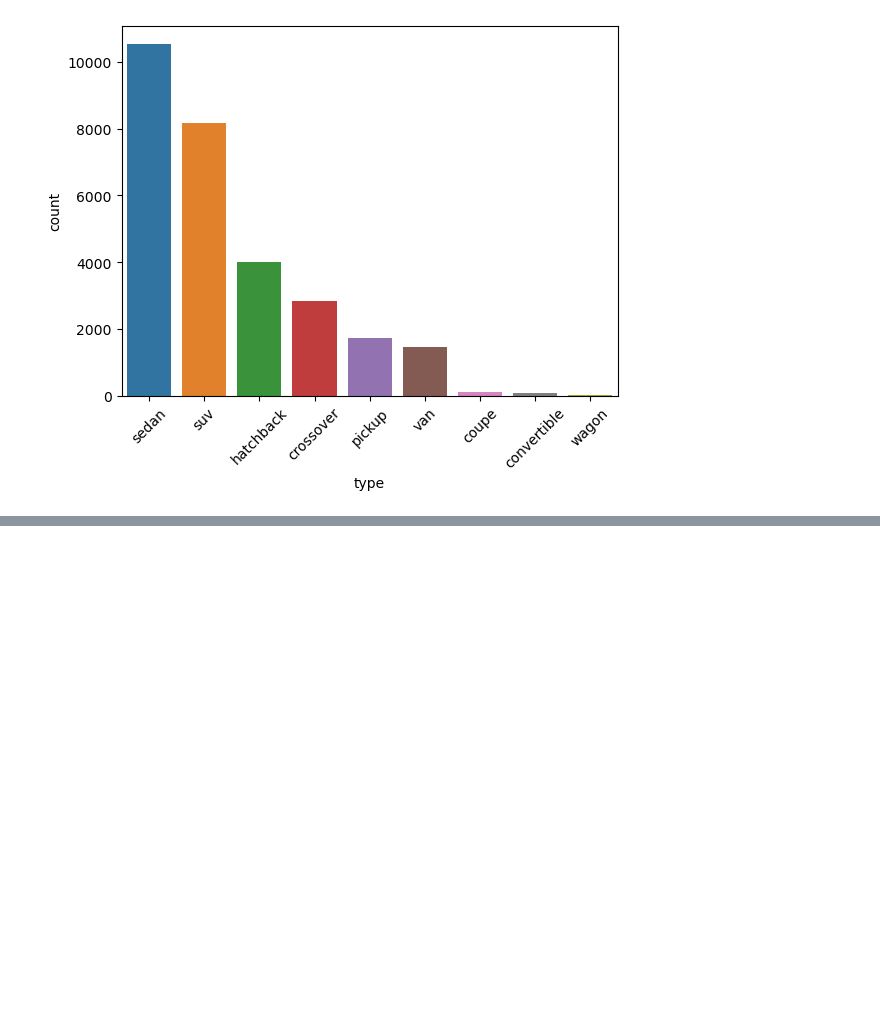
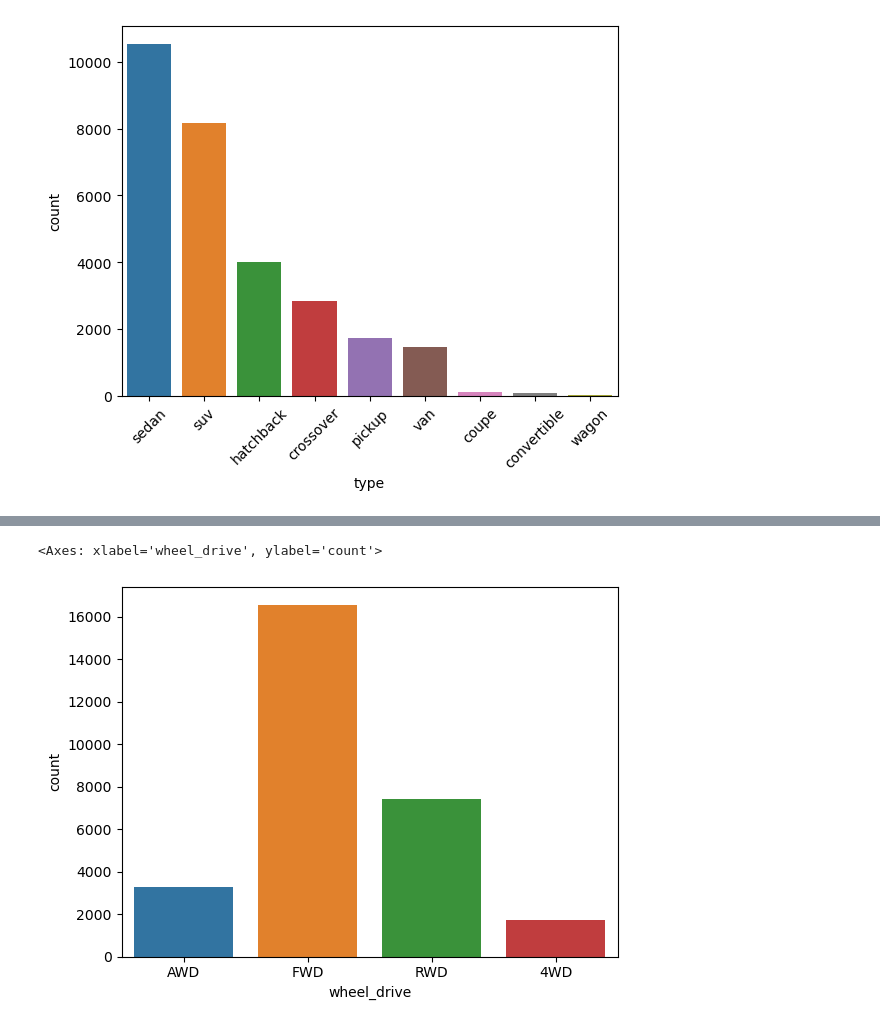
Before and after one commit to nguyenhaiduc06/used-car-price-prediction, a Jupyter notebook: source-code/eda.ipynb, the cells around one changed output, grey strips where cells are left out. Saved outputs shown, nothing was run; the diff lists cells and outputs as text; code cells hidden in the pictures; blank space fills up the shorter version.

```diff
--- a/source-code/eda.ipynb
+++ b/source-code/eda.ipynb
@@ -18,0 +28,5 @@ sns.countplot(x='type', data=df, order=df.type.value_counts().iloc[:10].index).t
+# %%
+sns.countplot(x='wheel_drive', data=df)
+# %% [output]
+<Axes: xlabel='wheel_drive', ylabel='count'>
+[figure, added]
```
Also changed, not shown: parts of 9 cells of this notebook, 2 other files.
